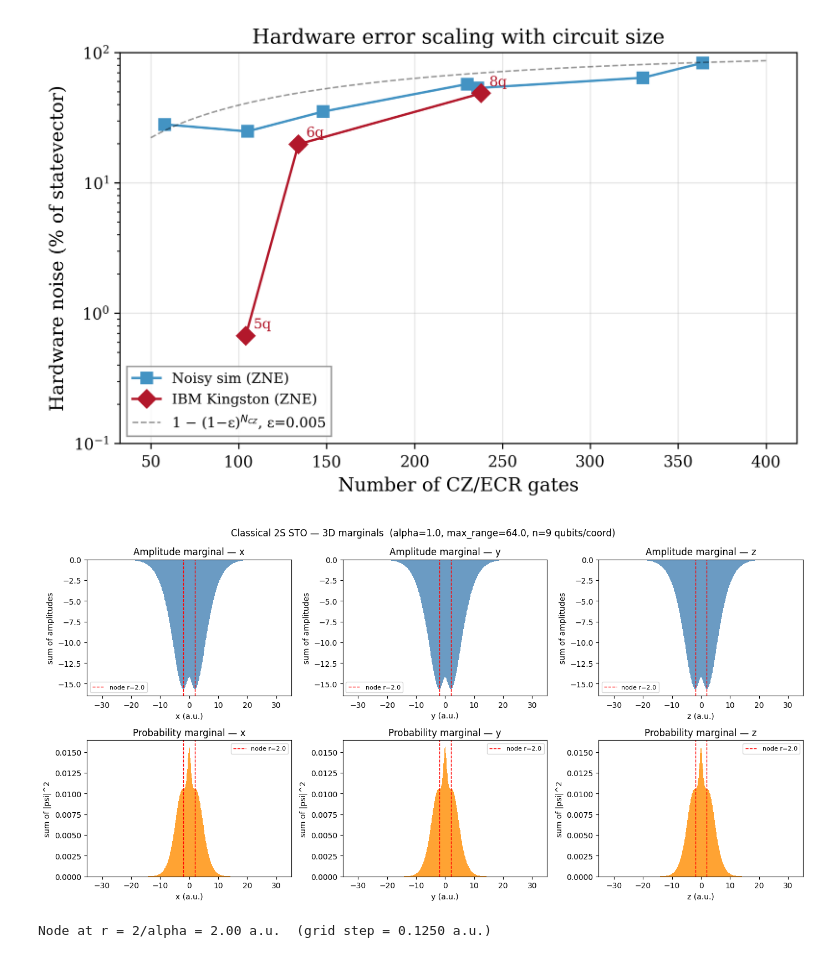
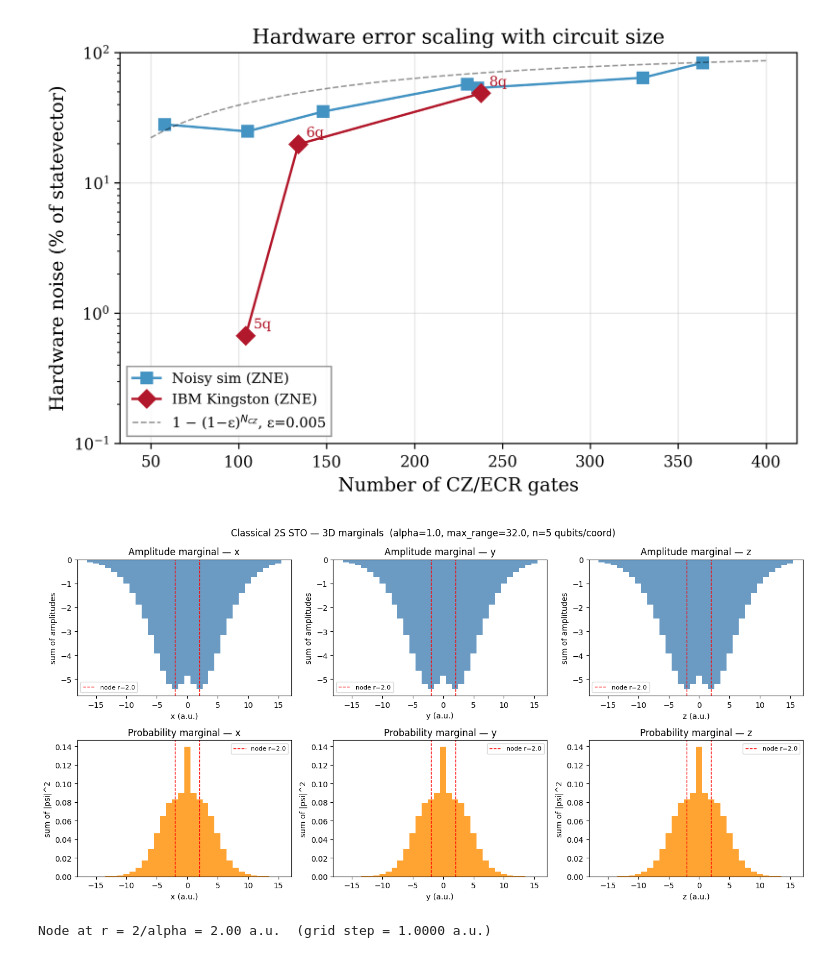
Before and after one commit to sorin-bolos/QuantumComputingResearch, a Jupyter notebook: STOsInMoleculeSymulations/STOsContinuous.ipynb, the cells around one changed output. Cells and saved outputs as stored; diff of their text form; code cells hidden in the pictures.

```diff
--- a/STOsInMoleculeSymulations/STOsContinuous.ipynb
+++ b/STOsInMoleculeSymulations/STOsContinuous.ipynb
@@ -913,7 +913,7 @@ import matplotlib.pyplot as plt
 # ── Parameters ────────────────────────────────────────────────────────────────
 alpha            = 1.0   # decay constant (a.u.)
 max_range        = 32.0  # total space per coordinate (a.u.), grid spans [-16, +16)
-qubits_per_coord = 6     # adjust to match your simulation
+qubits_per_coord = 5     # adjust to match your simulation
 
 # ── Build classical 2S orbital on 3D grid ─────────────────────────────────────
 N    = 2 ** qubits_per_coord
@@ -927,7 +927,8 @@ y = (jy - half) * step
 z = (jz - half) * step
 r = np.sqrt(x**2 + y**2 + z**2)
 
-psi_3d = (2.0 - r * alpha) * np.exp(-r * alpha / 2.0)
+psi_3d = (2.0 - r * alpha) * np.exp(-alpha*r/2.0)
+#psi_3d = np.exp(-alpha*r)
 psi_3d /= np.linalg.norm(psi_3d)
 
 # ── Marginal amplitudes (signed — shows the node) ─────────────────────────────
@@ -950,35 +951,35 @@ labels    = ["x (a.u.)", "y (a.u.)", "z (a.u.)"]
 amp_data  = [amp_x,  amp_y,  amp_z]
 prob_data = [prob_x, prob_y, prob_z]
 
 for col, (label, amp, prob) in enumerate(zip(labels, amp_data, prob_data)):
     # — Signed amplitude marginal (top row, shows sign inversion) —
     ax = axes[0, col]
     ax.bar(coords, amp, width=step, color="steelblue", alpha=0.8)
     ax.axhline(0, color="black", linewidth=0.7)
     ax.axvline( node, color="red", linewidth=1, linestyle="--", label=f"node r={node:.1f}")
     ax.axvline(-node, color="red", linewidth=1, linestyle="--")
     ax.set_xlabel(label)
     ax.set_ylabel("sum of amplitudes")
     ax.set_title(f"Amplitude marginal — {label[0]}")
     ax.legend(fontsize=8)
 
     # — Probability marginal (bottom row, matches quantum output) —
     ax = axes[1, col]
     ax.bar(coords, prob, width=step, color="darkorange", alpha=0.8)
     ax.axvline( node, color="red", linewidth=1, linestyle="--", label=f"node r={node:.1f}")
     ax.axvline(-node, color="red", linewidth=1, linestyle="--")
     ax.set_xlabel(label)
     ax.set_ylabel("sum of |psi|^2")
     ax.set_title(f"Probability marginal — {label[0]}")
     ax.legend(fontsize=8)
 
 plt.tight_layout()
 plt.show()
 
 print(f"Node at r = 2/alpha = {node:.2f} a.u.  (grid step = {step:.4f} a.u.)")
 # %% [output]
-[figure, old version]
+[figure, new version]
-Node at r = 2/alpha = 2.00 a.u.  (grid step = 0.1250 a.u.)
+Node at r = 2/alpha = 2.00 a.u.  (grid step = 1.0000 a.u.)
 # %%
 print(prob_x)
 # %% [output]
```
Also changed, not shown: parts of 2 cells of this notebook, 7 other files.
